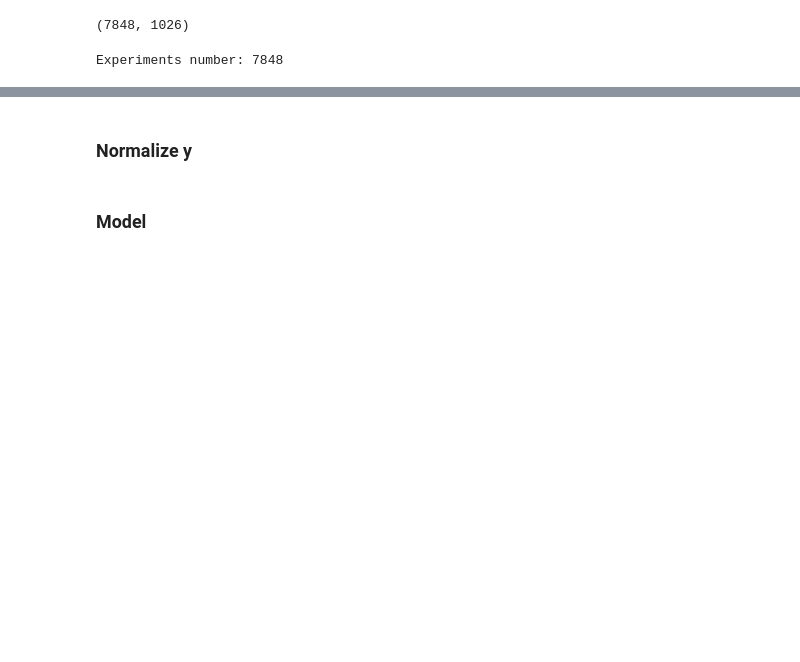
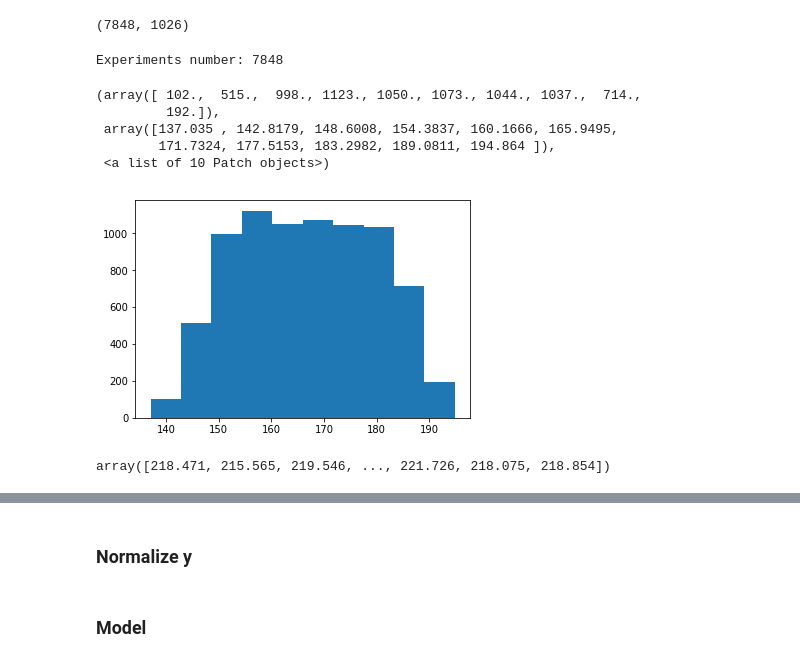
Before and after one commit to whiteRa2bit/cern_summer_project, a Jupyter notebook: problem1/experiments.ipynb, the cells around one changed output, grey strips where cells are left out. Cells and saved outputs as stored; diff of their text form; code cells hidden in the pictures; blank space fills up the shorter version.

```diff
--- a/problem1/experiments.ipynb
+++ b/problem1/experiments.ipynb
@@ -20,3 +21,16 @@ Experiments number: 7848
 y = data[:, 0]
 y_baseline = data[:, 1]
 X = data[:, 2:]
+# %%
+plt.hist(y)
+# %% [output]
+(array([ 102.,  515.,  998., 1123., 1050., 1073., 1044., 1037.,  714.,
+         192.]),
+ array([137.035 , 142.8179, 148.6008, 154.3837, 160.1666, 165.9495,
+        171.7324, 177.5153, 183.2982, 189.0811, 194.864 ]),
+ <a list of 10 Patch objects>)
+[figure, added]
+# %%
+np.argmin(X, axis=1) - y
+# %% [output]
+array([218.471, 215.565, 219.546, ..., 221.726, 218.075, 218.854])
```
Also changed, not shown: parts of 6 cells of this notebook, 14 other files.
